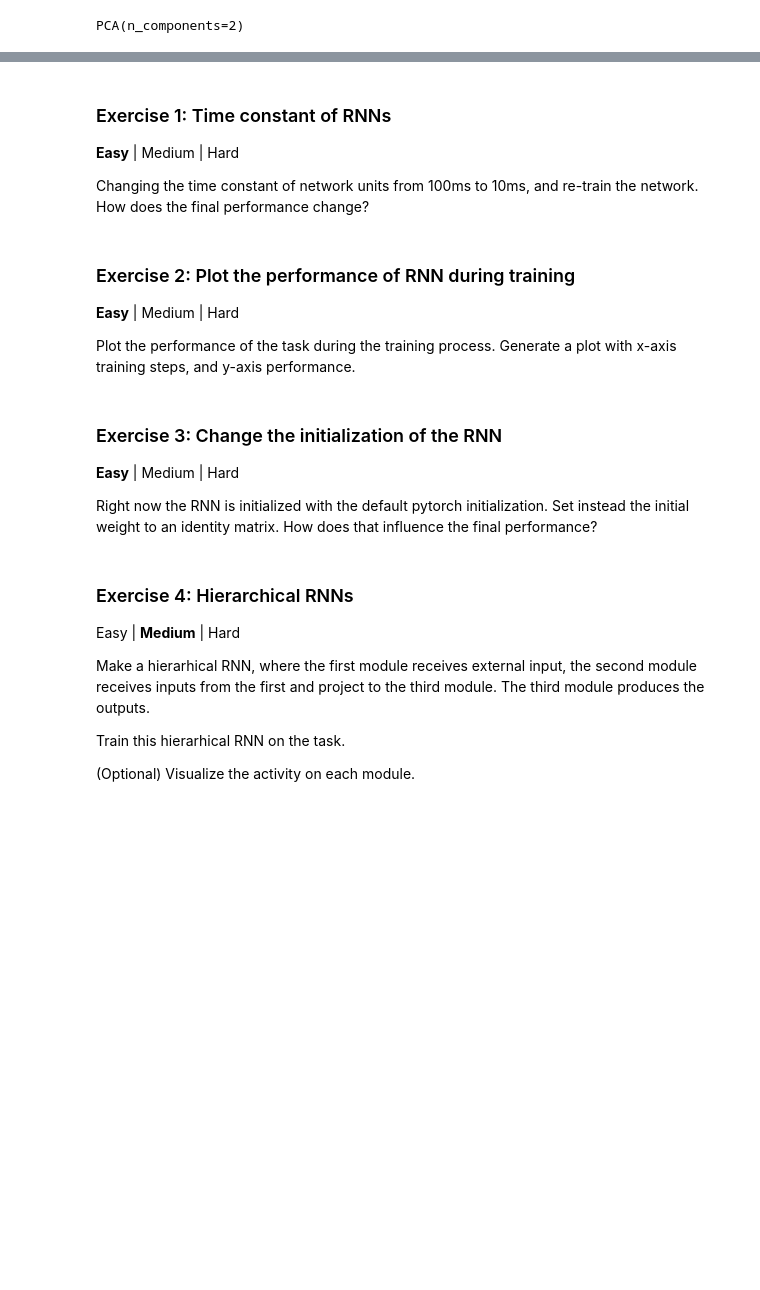
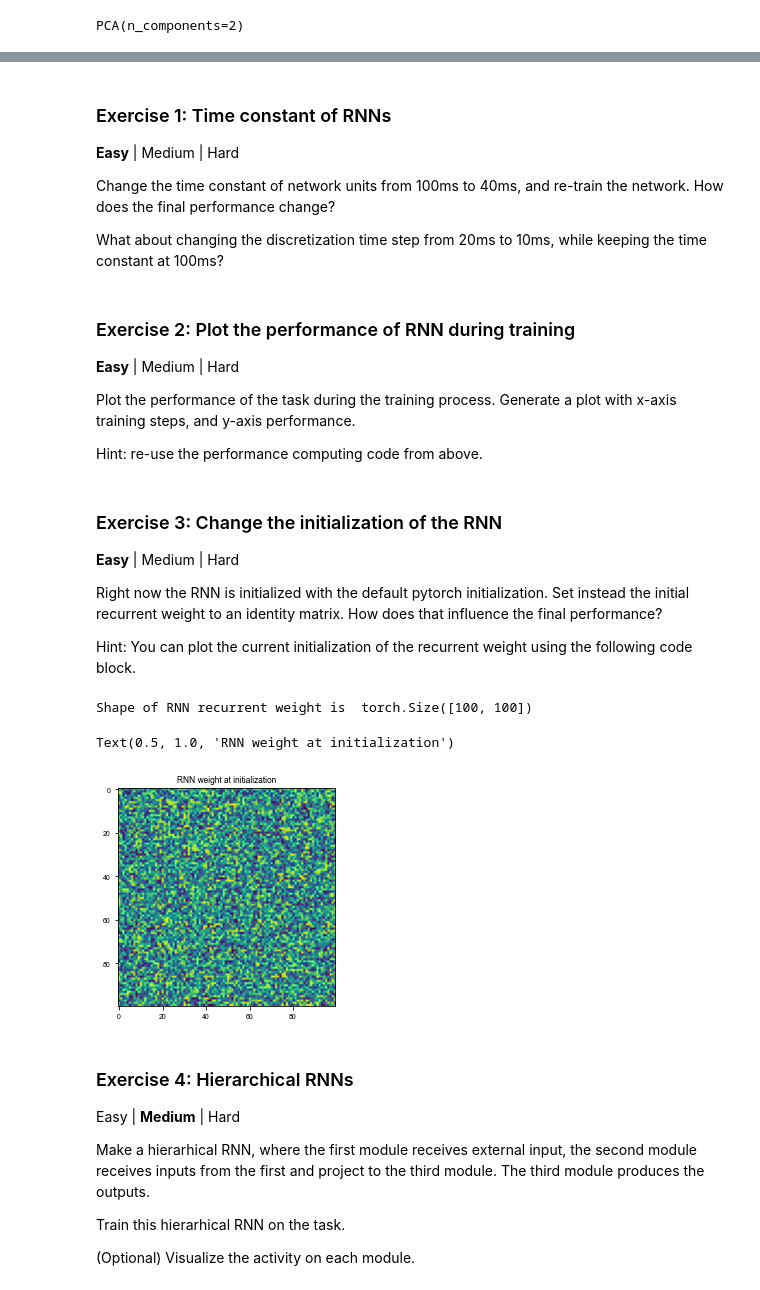
Before and after one commit to gyyang/nn-brain, a Jupyter notebook: RNN_tutorial.ipynb, the cells around one changed output, grey strips where cells are left out. Saved outputs shown, nothing was run; the diff lists cells and outputs as text; code cells hidden in the pictures; blank space fills up the shorter version.

```diff
--- a/RNN_tutorial.ipynb
+++ b/RNN_tutorial.ipynb
@@ -21,0 +48,18 @@ pass
+# %%
+input = torch.randn(5, 3, 10)  # (Sequence Length, Batch Size, Input Size)
+
+lstm = nn.LSTM(input_size=10, hidden_size=20, num_layers=2)
+output, _ = lstm(input)
+print('Output shape is (SeqLen, BatchSize, Dimension):', output.shape)
+
+rnn = nn.RNN(input_size=10, hidden_size=20, num_layers=2)
+output, _ = rnn(input)
+print('Output shape is (SeqLen, BatchSize, Dimension):', output.shape)
+
+gru = nn.GRU(input_size=10, hidden_size=20, num_layers=2)
+output, _ = gru(input)
+print('Output shape is (SeqLen, BatchSize, Dimension):', output.shape)
+
+mha = nn.MultiheadAttention(embed_dim=10, num_heads=1)
+output, _ = mha(query=input, key=input, value=input)
+print('Output shape is (SeqLen, BatchSize, Dimension):', output.shape)
@@ -350,19 +570,39 @@ Text(0, 0.5, 'PC 2')
 
 **Easy** | Medium | Hard
 
-Changing the time constant of network units from 100ms to 10ms, and re-train the network. How does the final performance change?
+Change the time constant of network units from 100ms to 40ms, and re-train the network. How does the final performance change?
+
+What about changing the discretization time step from 20ms to 10ms, while keeping the time constant at 100ms?
 # %% [markdown]
 ### Exercise 2: Plot the performance of RNN during training
 
 **Easy** | Medium | Hard
 
 Plot the performance of the task during the training process. Generate a plot with x-axis training steps, and y-axis performance.
+
+Hint: re-use the performance computing code from above.
 # %% [markdown]
 ### Exercise 3: Change the initialization of the RNN
 
 **Easy** | Medium | Hard
 
-Right now the RNN is initialized with the default pytorch initialization. Set instead the initial weight to an identity matrix. How does that influence the final performance?
+Right now the RNN is initialized with the default pytorch initialization. Set instead the initial recurrent weight to an identity matrix. How does that influence the final performance?
+
+Hint: You can plot the current initialization of the recurrent weight using the following code block.
+# %%
+# Make network
+rnn = CTRNN(input_size=3, hidden_size=100)
+print('Shape of RNN recurrent weight is ', rnn.h2h.weight.shape)
+
+# Convert pytorch tensor to numpy array, pytorch boilerplate
+weight = rnn.h2h.weight.detach().numpy()
+
+plt.imshow(weight)
+plt.title('RNN weight at initialization')
+# %% [output]
+Shape of RNN recurrent weight is  torch.Size([100, 100])
+Text(0.5, 1.0, 'RNN weight at initialization')
+[figure, added]
 # %% [markdown]
 ### Exercise 4: Hierarchical RNNs
 
```
Also changed, not shown: parts of 27 cells of this notebook.
